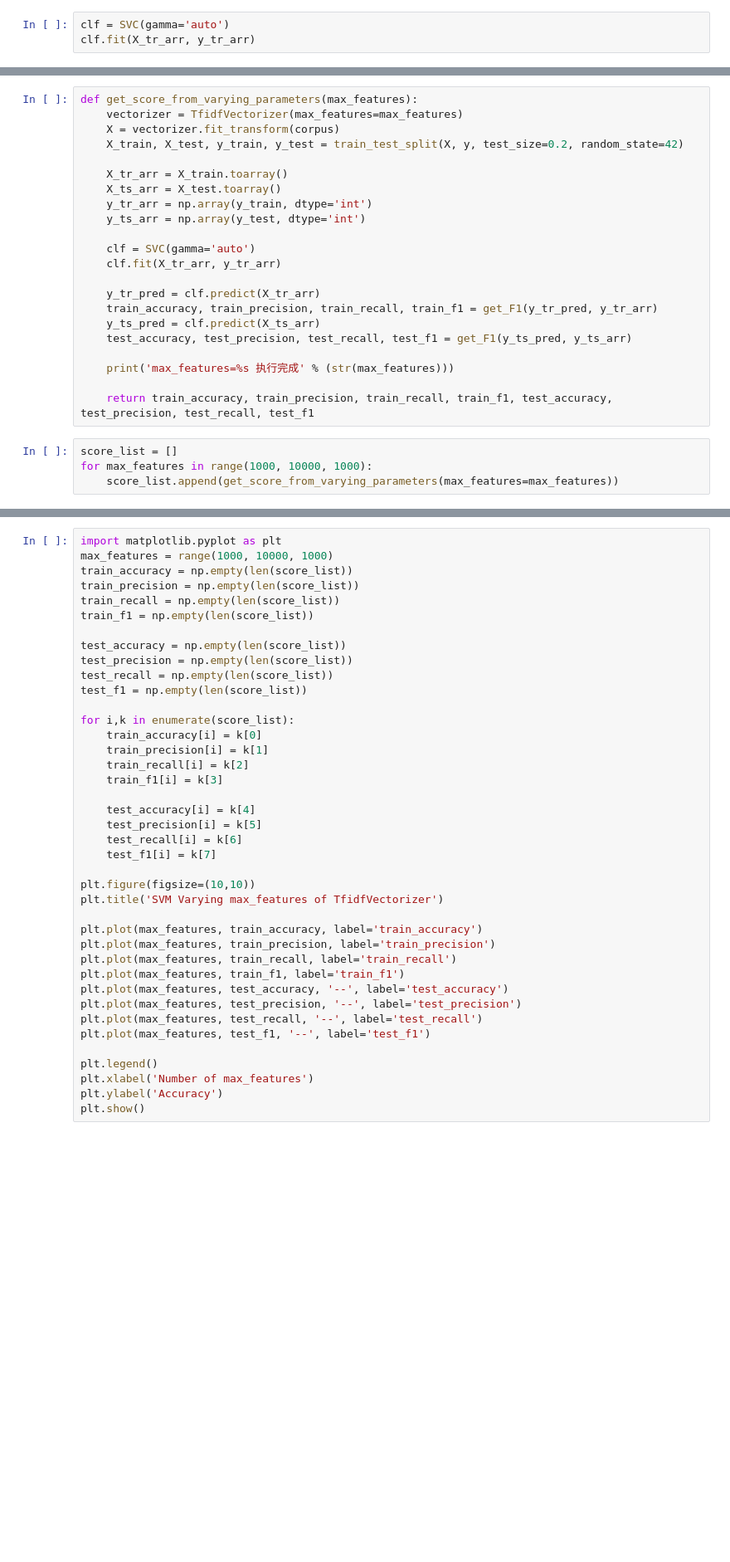
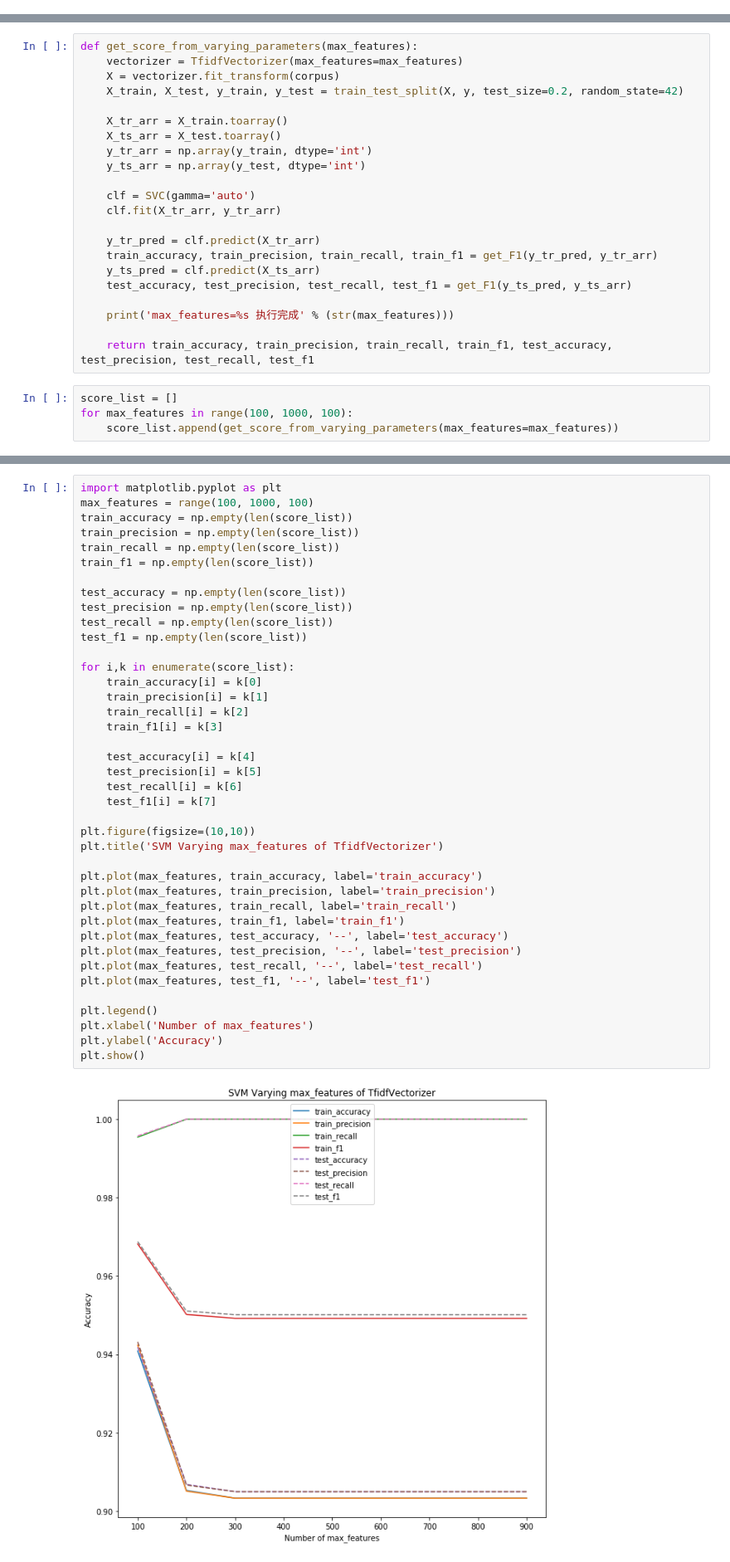
Before and after one commit to BinZhang109/NLP_Assignments, a Jupyter notebook: Lesson-07/assignment-07 First Step of using machine learning and models..ipynb, the cells around one changed output, grey strips where cells are left out. Shown at 83% size. Saved outputs shown, nothing was run; the diff lists cells and outputs as text; blank space fills up the shorter version.

```diff
--- a/Lesson-07/assignment-07 First Step of using machine learning and models..ipynb
+++ b/Lesson-07/assignment-07 First Step of using machine learning and models..ipynb
@@ -1136,6 +1139,3 @@ len(candidate_LogisticRegression)
 ### SVM
 # %%
 from sklearn.svm import SVC
-# %%
-clf = SVC(gamma='auto')
-clf.fit(X_tr_arr, y_tr_arr)
@@ -1169,6 +1165,6 @@ def get_score_from_varying_parameters(max_features):
     return train_accuracy, train_precision, train_recall, train_f1, test_accuracy, test_precision, test_recall, test_f1
 # %%
 score_list = []
-for max_features in range(1000, 10000, 1000):
+for max_features in range(100, 1000, 100):
     score_list.append(get_score_from_varying_parameters(max_features=max_features))
 # %% [output]
@@ -1192,6 +1188,6 @@ max_features=3000 执行完成
 # %%
 import matplotlib.pyplot as plt
-max_features = range(1000, 10000, 1000)
+max_features = range(100, 1000, 100)
 train_accuracy = np.empty(len(score_list))
 train_precision = np.empty(len(score_list))
 train_recall = np.empty(len(score_list))
@@ -1202,30 +1198,32 @@ test_precision = np.empty(len(score_list))
 test_recall = np.empty(len(score_list))
 test_f1 = np.empty(len(score_list))
 
 for i,k in enumerate(score_list):
     train_accuracy[i] = k[0]
     train_precision[i] = k[1]
     train_recall[i] = k[2]
     train_f1[i] = k[3]
 
     test_accuracy[i] = k[4]
     test_precision[i] = k[5]
     test_recall[i] = k[6]
     test_f1[i] = k[7]
 
 plt.figure(figsize=(10,10))
 plt.title('SVM Varying max_features of TfidfVectorizer')
 
 plt.plot(max_features, train_accuracy, label='train_accuracy')
 plt.plot(max_features, train_precision, label='train_precision')
 plt.plot(max_features, train_recall, label='train_recall')
 plt.plot(max_features, train_f1, label='train_f1')
 plt.plot(max_features, test_accuracy, '--', label='test_accuracy')
 plt.plot(max_features, test_precision, '--', label='test_precision')
 plt.plot(max_features, test_recall, '--', label='test_recall')
 plt.plot(max_features, test_f1, '--', label='test_f1')
 
 plt.legend()
 plt.xlabel('Number of max_features')
 plt.ylabel('Accuracy')
 plt.show()
+# %% [output]
+[figure, added]
```
Also changed, not shown: parts of 29 cells of this notebook.
